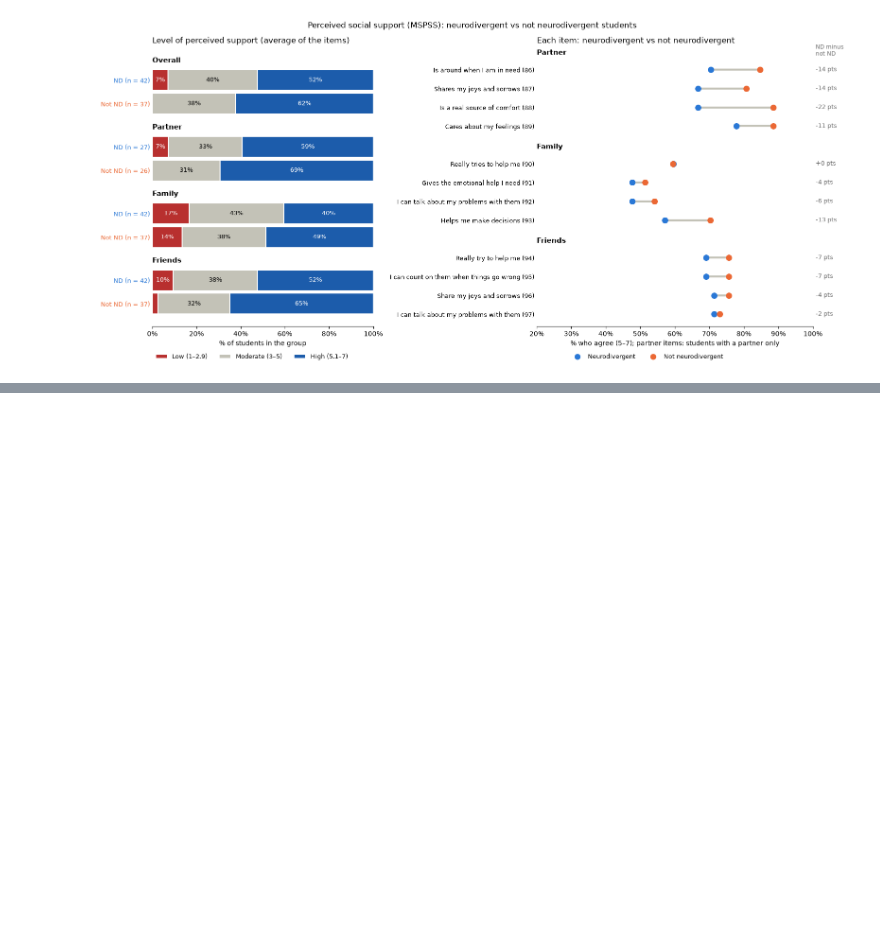
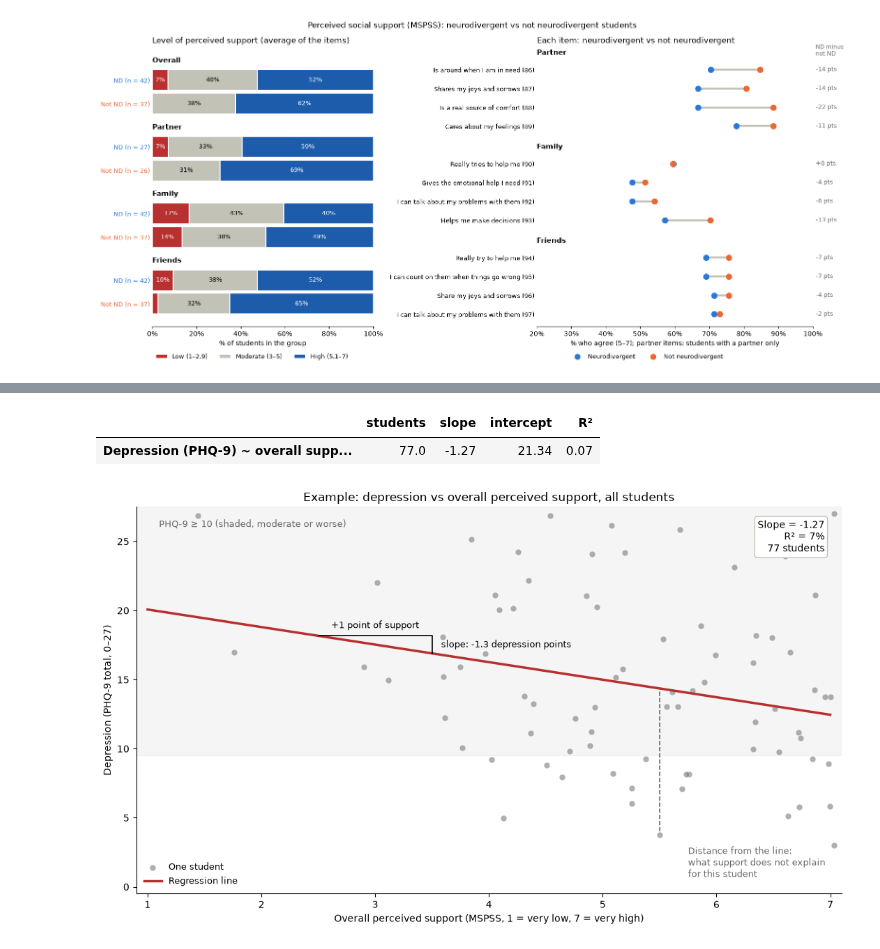
Before and after one commit to CarlaOnate/data-analysis-mental-health-veterinary-medicine-thesis, a Jupyter notebook: cda.ipynb, the cells around one changed output, grey strips where cells are left out. Cells and saved outputs as stored; diff of their text form; code cells hidden in the pictures; blank space fills up the shorter version.

```diff
--- a/cda.ipynb
+++ b/cda.ipynb
@@ -859,0 +907,62 @@ plt.show()
+# %%
+DEP_COLOR = "#b8302f"  # depression (PHQ-9)
+ANX_COLOR = "#00939a"  # anxiety (GAD-7)
+rng = np.random.default_rng(0)  # fixed seed, so the jitter is the same every time the notebook runs
+
+# MSPSS scores from the social support chart, kept on df for this section
+for source in SOURCES:
+    df[f"support_{source.lower()}"] = scores[source]
+
+def simple_regression(x, y):
+    # Best straight line y = intercept + slope × x (least squares); R² = share of the differences in y the line explains
+    pairs = pd.concat([x.rename("x"), y.rename("y")], axis=1).dropna()
+    slope, intercept = np.polyfit(pairs["x"], pairs["y"], 1)
+    return pd.Series({"students": len(pairs), "slope": slope, "intercept": intercept,
+                      "R²": pairs["x"].corr(pairs["y"]) ** 2})
+
+def jitter(values, width):
+    # Many students give identical answers: shift the dots slightly so they do not hide each other
+    return values + rng.uniform(-width, width, len(values))
+
+example = df[["support_overall", "phq9_total"]].dropna()
+fit = simple_regression(example["support_overall"], example["phq9_total"])
+display(fit.to_frame("Depression (PHQ-9) ~ overall support (MSPSS)").T.round(2))
+
+fig, ax = plt.subplots(figsize=(11, 6.5))
+ax.axhspan(9.5, 27.5, color="grey", alpha=0.08)
+ax.text(1.1, 26.6, "PHQ-9 ≥ 10 (shaded, moderate or worse)", fontsize=9, color="dimgrey", va="top")
+ax.scatter(jitter(example["support_overall"], 0.04), jitter(example["phq9_total"], 0.25),
+           s=40, color="#7a7a7a", alpha=0.6, edgecolor="white", linewidth=0.5, label="One student")
+xs = np.array([1, 7])
+ax.plot(xs, fit["intercept"] + fit["slope"] * xs, color=DEP_COLOR, linewidth=2.5, label="Regression line")
+
+# Slope triangle: one step to the right on support, then the change in depression along the line
+x0 = 2.5
+y0, y1 = fit["intercept"] + fit["slope"] * x0, fit["intercept"] + fit["slope"] * (x0 + 1)
+ax.plot([x0, x0 + 1, x0 + 1], [y0, y0, y1], color="black", linewidth=1.2)
+ax.text(x0 + 0.5, y0 + 0.4, "+1 point of support", ha="center", va="bottom", fontsize=9.5)
+ax.text(x0 + 1.08, (y0 + y1) / 2, f"slope: {fit['slope']:+.1f} depression points", va="center", fontsize=9.5)
+
+# Distance between one student and the line: what the line does not explain
+residuals = example["phq9_total"] - (fit["intercept"] + fit["slope"] * example["support_overall"])
+student = residuals[example["support_overall"].between(5.5, 6.5)].idxmin()
+sx, sy = example.loc[student, "support_overall"], example.loc[student, "phq9_total"]
+ax.plot([sx, sx], [sy, fit["intercept"] + fit["slope"] * sx], color="dimgrey", linestyle="--", linewidth=1.2)
+ax.annotate("Distance from the line:\nwhat support does not explain\nfor this student", (sx, sy),
+            xytext=(sx + 0.25, sy - 1), fontsize=9, color="dimgrey", va="top")
+
+ax.text(6.95, 26.6, f"Slope = {fit['slope']:+.2f}\nR² = {fit['R²']:.0%}\n{fit['students']:.0f} students",
+        ha="right", va="top", fontsize=10, bbox=dict(boxstyle="round", facecolor="white", edgecolor="#c3c2b7"))
+ax.set_xlim(0.9, 7.1)
+ax.set_ylim(-0.5, 27.5)
+ax.set_xlabel("Overall perceived support (MSPSS, 1 = very low, 7 = very high)")
+ax.set_ylabel("Depression (PHQ-9 total, 0–27)")
+ax.legend(loc="lower left", frameon=False, fontsize=9)
+ax.spines[["top", "right"]].set_visible(False)
+ax.set_title("Example: depression vs overall perceived support, all students")
+plt.tight_layout()
+plt.show()
+# %% [output]
+|  | students | slope | intercept | R² |
+| Depression (PHQ-9) ~ overall supp... | 77.0 | -1.27 | 21.34 | 0.07 |
+[figure, added]
```
Also changed, not shown: parts of 10 cells of this notebook.
